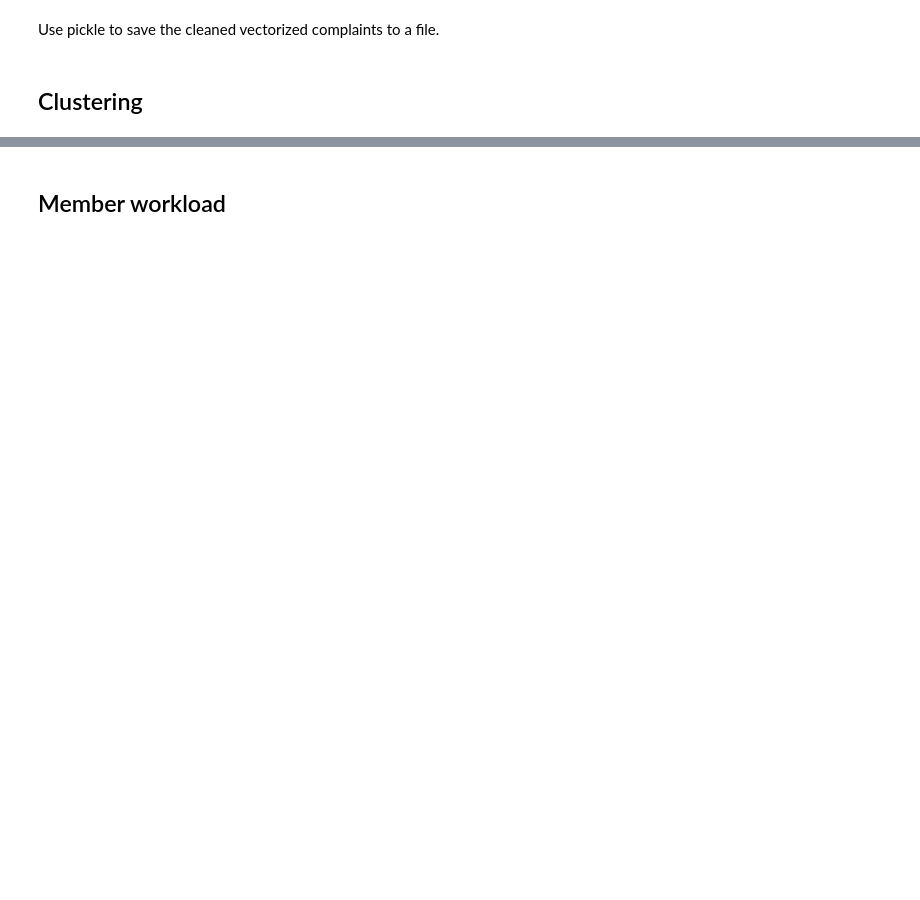
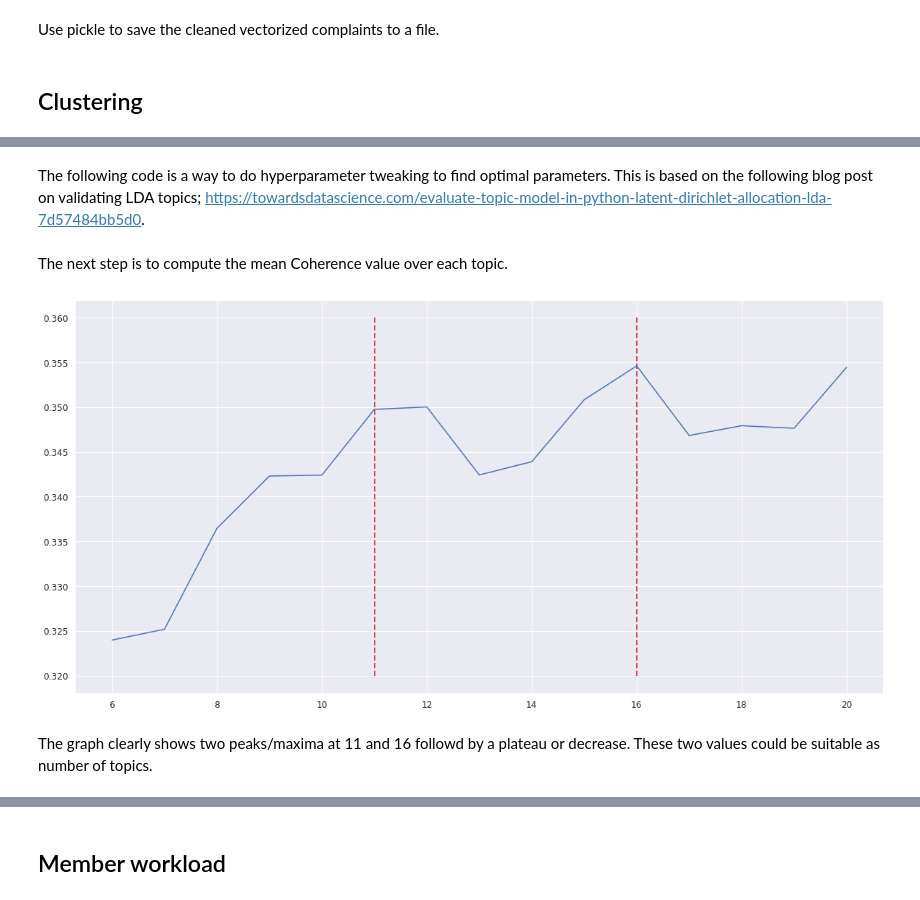
Before and after one commit to GillisWerrebrouck/UGent_Machine-Learning-Project, a Jupyter notebook: final-notebook.ipynb, the cells around one changed output, grey strips where cells are left out. Cells and saved outputs as stored; diff of their text form; code cells hidden in the pictures; blank space fills up the shorter version.

Commit message:
Add LDA clustering + statistical results + basic classification

```diff
--- a/final-notebook.ipynb
+++ b/final-notebook.ipynb
@@ -741,0 +725,2 @@ plt.show()
+# %% [markdown]
+The following code is a way to do hyperparameter tweaking to find optimal parameters. This is based on the following blog post on validating LDA topics; https://towardsdatascience.com/evaluate-topic-model-in-python-latent-dirichlet-allocation-lda-7d57484bb5d0.
@@ -741,0 +789,26 @@ plt.show()
+# %%
+import pandas as pd
+
+filename = 'lda_tuning_results.csv'
+lda_tuning_results = pd.read_csv(filename)
+# %% [markdown]
+The next step is to compute the mean Coherence value over each topic.
+# %%
+df_mean = lda_tuning_results.groupby(['Topics']).mean().reset_index()
+# %%
+import matplotlib.pyplot as plt
+import numpy as np
+
+x = df_mean['Topics']
+y = df_mean['Coherence']
+
+fig, ax = plt.subplots()
+ax.plot(x, y)
+ax.vlines(x=11, ymin=0.32, ymax=0.36, linewidth=2, linestyles='dashed', color='r')
+ax.vlines(x=16, ymin=0.32, ymax=0.36, linewidth=2, linestyles='dashed', color='r')
+
+plt.show()
+# %% [output]
+[figure, added]
+# %% [markdown]
+The graph clearly shows two peaks/maxima at 11 and 16 followd by a plateau or decrease. These two values could be suitable as number of topics.
```
Also changed, not shown: parts of 138 cells of this notebook, 6 other files.
